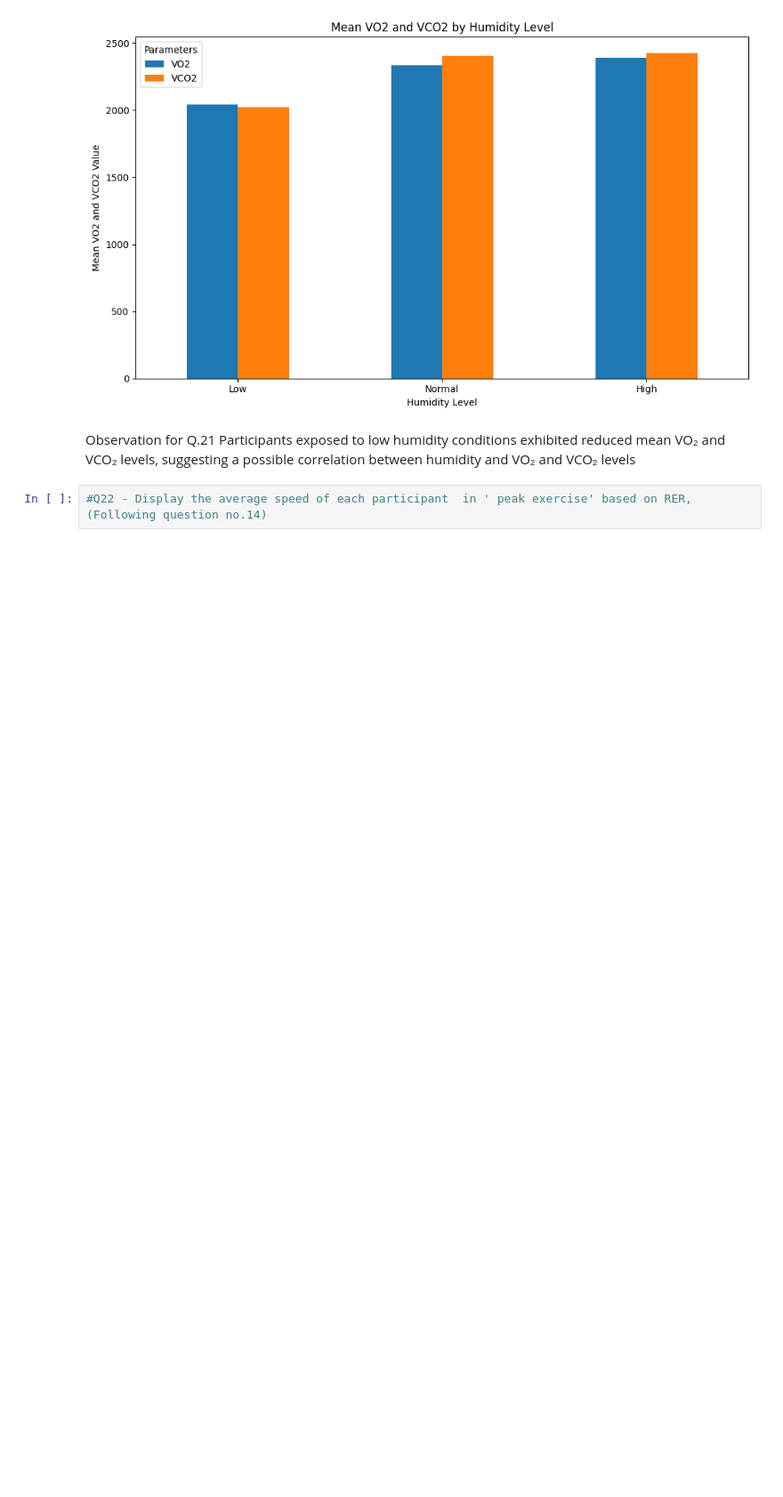
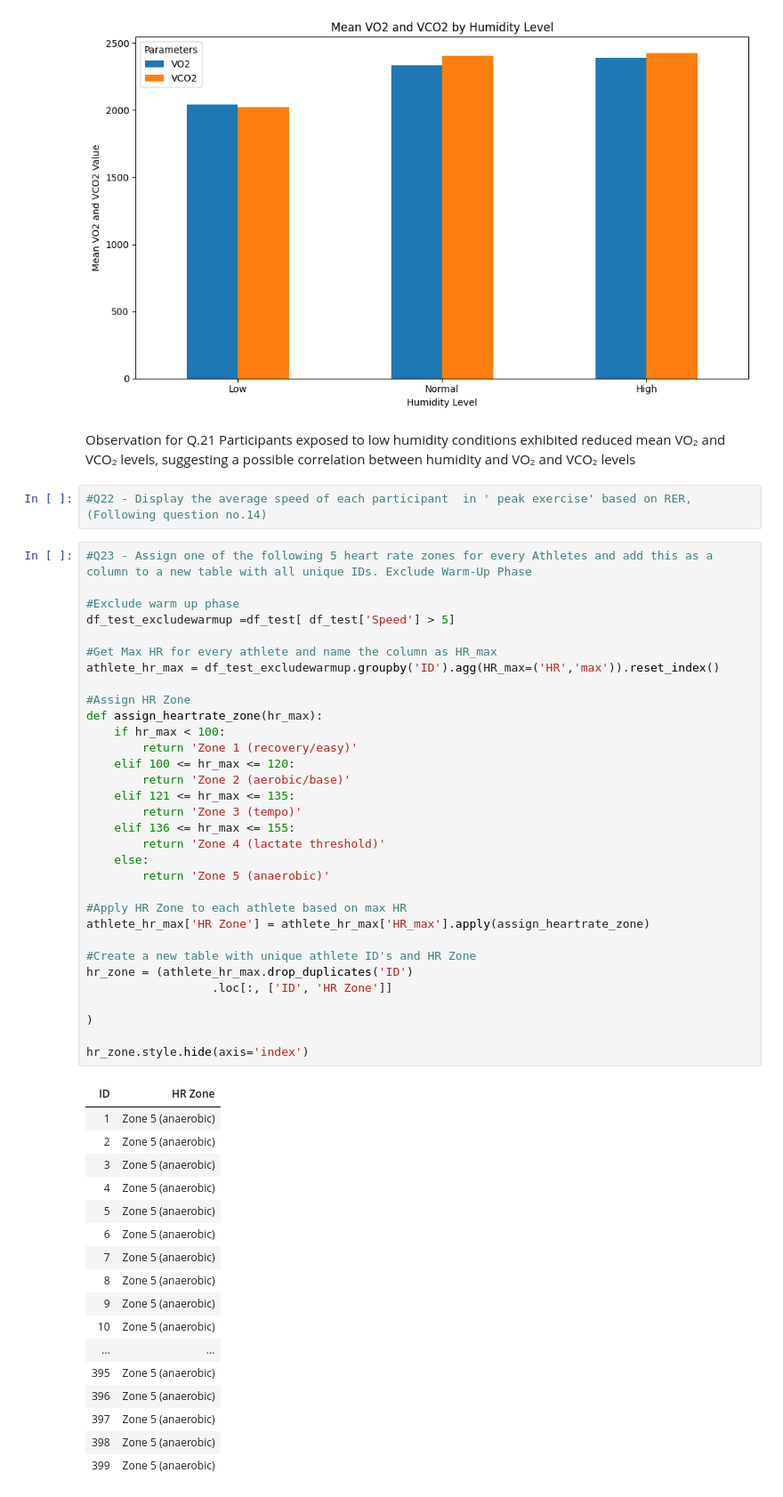
Before and after one commit to Chaithra-Git/Team7_LambdaLegends_PythonHackathon_APRIL25, a Jupyter notebook: chaithra_17-32.ipynb, the cells around one changed output. Shown: that part at 89% size. Drawn from its saved outputs; the diff is of its cells as text; blank space fills up the shorter version.

```diff
--- a/chaithra_17-32.ipynb
+++ b/chaithra_17-32.ipynb
@@ -128,3 +128,53 @@ Observation for Q.21
 Participants exposed to low humidity conditions exhibited reduced mean VO₂ and VCO₂ levels, suggesting a possible correlation between humidity and  VO₂ and VCO₂ levels
 # %%
 #Q22 - Display the average speed of each participant  in ' peak exercise' based on RER, (Following question no.14)
+# %%
+#Q23 - Assign one of the following 5 heart rate zones for every Athletes and add this as a column to a new table with all unique IDs. Exclude Warm-Up Phase
+
+#Exclude warm up phase
+df_test_excludewarmup =df_test[ df_test['Speed'] > 5]
+
+#Get Max HR for every athlete and name the column as HR_max
+athlete_hr_max = df_test_excludewarmup.groupby('ID').agg(HR_max=('HR','max')).reset_index()
+
+#Assign HR Zone
+def assign_heartrate_zone(hr_max):
+    if hr_max < 100:
+        return 'Zone 1 (recovery/easy)'
+    elif 100 <= hr_max <= 120:
+        return 'Zone 2 (aerobic/base)'
+    elif 121 <= hr_max <= 135:
+        return 'Zone 3 (tempo)'
+    elif 136 <= hr_max <= 155:
+        return 'Zone 4 (lactate threshold)'
+    else:
+        return 'Zone 5 (anaerobic)'
+
+#Apply HR Zone to each athlete based on max HR
+athlete_hr_max['HR Zone'] = athlete_hr_max['HR_max'].apply(assign_heartrate_zone)
+
+#Create a new table with unique athlete ID's and HR Zone
+hr_zone = (athlete_hr_max.drop_duplicates('ID')
+                  .loc[:, ['ID', 'HR Zone']]
+
+)
+
+hr_zone.style.hide(axis='index')
+# %% [output]
+| ID | HR Zone |
+| 1 | Zone 5 (anaerobic) |
+| 2 | Zone 5 (anaerobic) |
+| 3 | Zone 5 (anaerobic) |
+| 4 | Zone 5 (anaerobic) |
+| 5 | Zone 5 (anaerobic) |
+| 6 | Zone 5 (anaerobic) |
+| 7 | Zone 5 (anaerobic) |
+| 8 | Zone 5 (anaerobic) |
+| 9 | Zone 5 (anaerobic) |
+| 10 | Zone 5 (anaerobic) |
+| ... | ... |
+| 395 | Zone 5 (anaerobic) |
+| 396 | Zone 5 (anaerobic) |
+| 397 | Zone 5 (anaerobic) |
+| 398 | Zone 5 (anaerobic) |
+| 399 | Zone 5 (anaerobic) |
```
Also changed, not shown: parts of 3 cells of this notebook.
